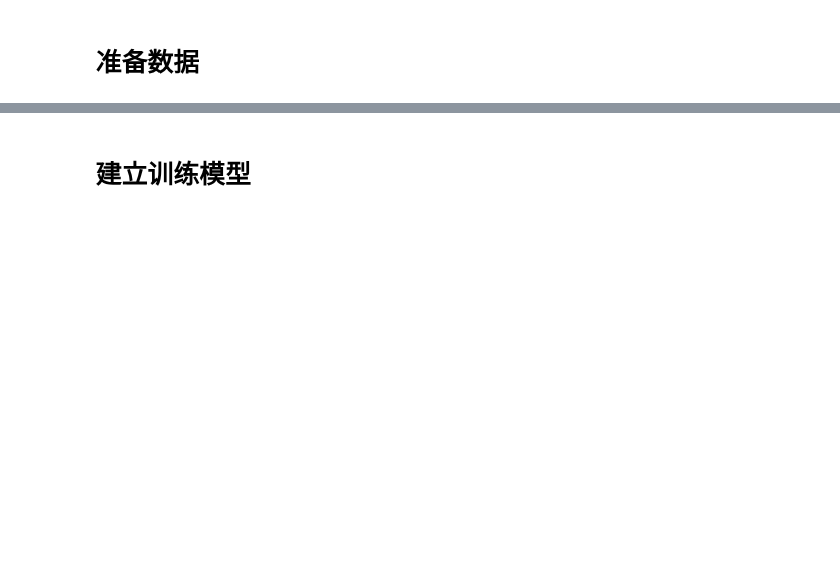
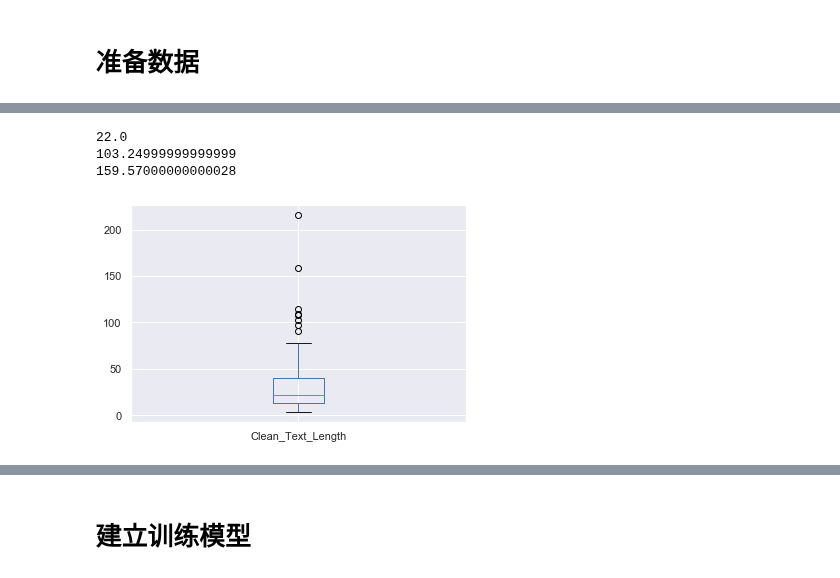
Before and after one commit to jh-lau/NLP, a Jupyter notebook: Kaggle/Summarizing_Text_with_Amazong_Reviews/summaring_text.ipynb, the cells around one changed output, grey strips where cells are left out. Drawn from its saved outputs; the diff is of its cells as text; code cells hidden in the pictures; blank space fills up the shorter version.

```diff
--- a/Kaggle/Summarizing_Text_with_Amazong_Reviews/summaring_text.ipynb
+++ b/Kaggle/Summarizing_Text_with_Amazong_Reviews/summaring_text.ipynb
@@ -43,5 +47,5 @@ Summary                   0
 Text                      0
 dtype: int64
 # %%
-df = df.dropna()
-df = df.loc[:, ['Summary', 'Text']]
+df = raw_df.dropna()
+df = raw_df.loc[:, ['Summary', 'Text']]
@@ -58,0 +158,29 @@ df.head()
+# %%
+def clean_text(text, remove_stopwords=True):
+    text = text.lower()
+    new_text = []
+    for word in text.split():
+        if word in contractions:
+            new_text.append(contractions[word])
+        else:
+            new_text.append(word)
+    text = ' '.join(new_text)
+
+    text = re.sub(r'https?:\/\/.*[\r\n]*', '', text, flags=re.MULTILINE)
+    text = re.sub(r'\<a href', ' ', text)
+    text = re.sub(r'&amp;', '', text)
+    text = re.sub(r'[>_"\-;%()|+&=*%.,!?:#$@\[\]/]', ' ', text)
+    text = re.sub(r'<br />', ' ', text)
+    text = re.sub(r'<br', ' ',text)
+    text = re.sub(r'><br', ' ', text)
+    text = re.sub(r'\'', ' ', text)
+
+    if remove_stopwords:
+        text = text.split()
+        stops = set(stopwords.words('english'))
+        text  = [word for word in text if not word in stops]
+        text = ' '.join(text)
+    return text
+# %%
+df['Cleaned_Summary'] = df.Summary.apply(clean_text, args=(False,))
+df['Cleaned_Text'] = df.Text.apply(clean_text)
@@ -58,0 +350,4 @@ df.head()
+# %%
+df['Clean_Text_Length'] = df.Cleaned_Text.apply(lambda x: len(x.split()))
+df['Clean_Summary_Length'] = df.Cleaned_Summary.apply(lambda x: len(x.split()))
+df.describe()
@@ -58,0 +364,11 @@ df.head()
+# %%
+print(np.percentile(df.Clean_Text_Length, 50))
+print(np.percentile(df.Clean_Text_Length, 95))
+print(np.percentile(df.Clean_Text_Length, 99))
+df.Clean_Text_Length.plot.box()
+plt.show()
+# %% [output]
+22.0
+103.24999999999999
+159.57000000000028
+[figure, added]
```
Also changed, not shown: parts of 25 cells of this notebook.
